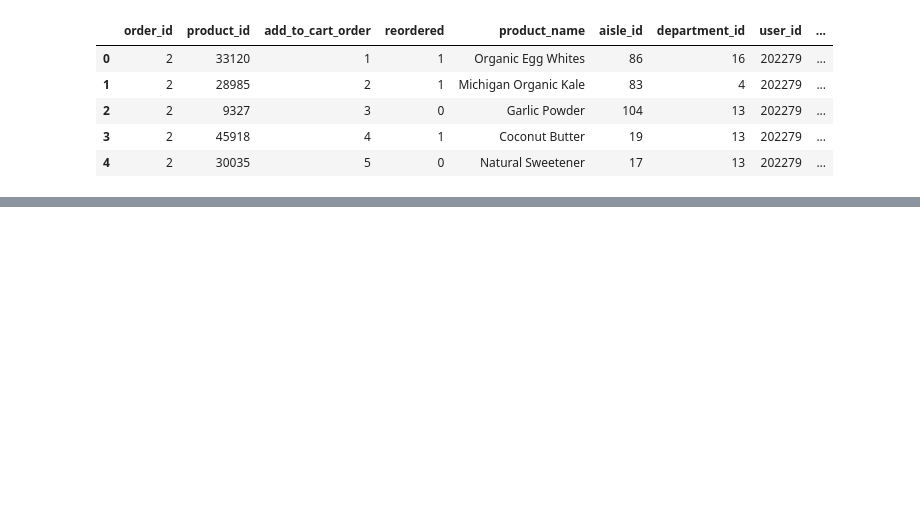
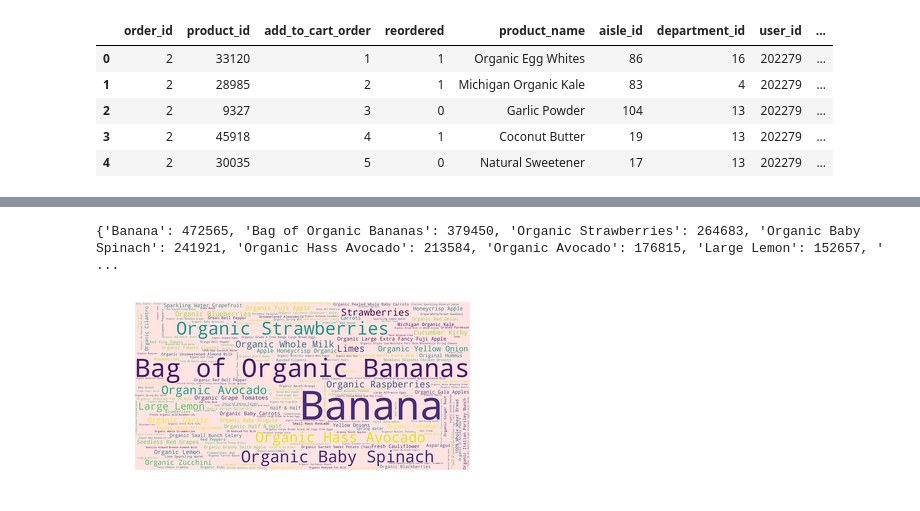
Before and after one commit to YiniZhang/Market-Basket-Analysis, a Jupyter notebook: doc/Market Basket Analysis - Explore.ipynb, the cells around one changed output, grey strips where cells are left out. Drawn from its saved outputs; the diff is of its cells as text; code cells hidden in the pictures; blank space fills up the shorter version.

Commit message:
include wordcloud

```diff
--- a/doc/Market Basket Analysis - Explore.ipynb
+++ b/doc/Market Basket Analysis - Explore.ipynb
@@ -192,0 +161,27 @@ NameError: name 'Prior_User_Order_Product' is not defined
+# %%
+products_tuple_list = [tuple(x) for x in Products_Count.reset_index().values]
+# %%
+dic = {}
+for pair in products_tuple_list:
+    key = pair[0]
+#     print(type(key))
+    value = pair[1]
+#     print(type(value))
+    if key in dic:
+        reservedValue = dic[key]
+        reservedValue += value
+    else:
+        dic[key] = value
+print(dic)
+# %% [output]
+{'Banana': 472565, 'Bag of Organic Bananas': 379450, 'Organic Strawberries': 264683, 'Organic Baby Spinach': 241921, 'Organic Hass Avocado': 213584, 'Organic Avocado': 176815, 'Large Lemon': 152657, ' ...
+# %%
+from os import path
+from wordcloud import WordCloud
+
+wordcloudData = WordCloud(width=4096,height=2048,relative_scaling=1,background_color='mistyrose').generate_from_frequencies(frequencies = dic)
+plt.imshow(wordcloudData, interpolation='lanczos')
+plt.axis("off")
+plt.show()
+# %% [output]
+[figure, added]
```
Also changed, not shown: parts of 15 cells of this notebook.
